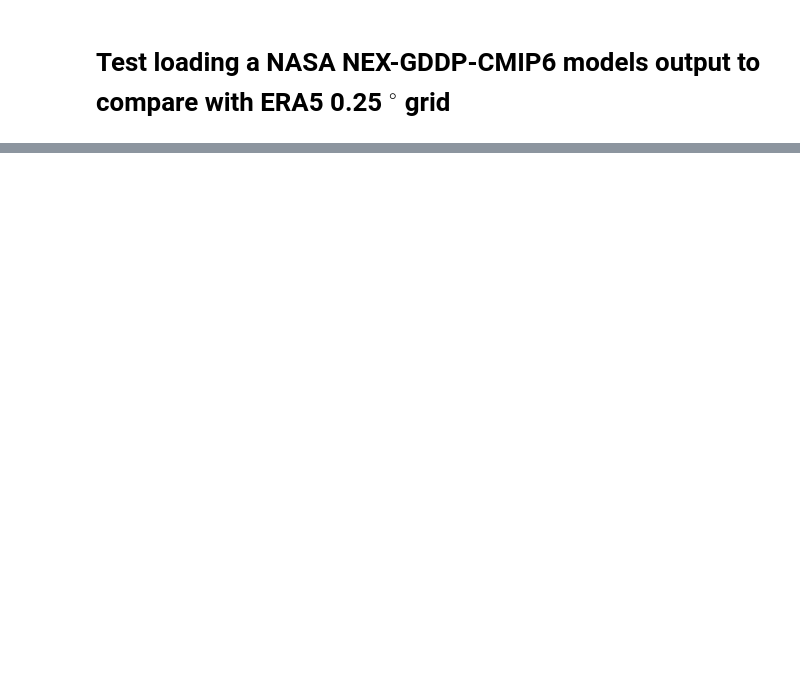
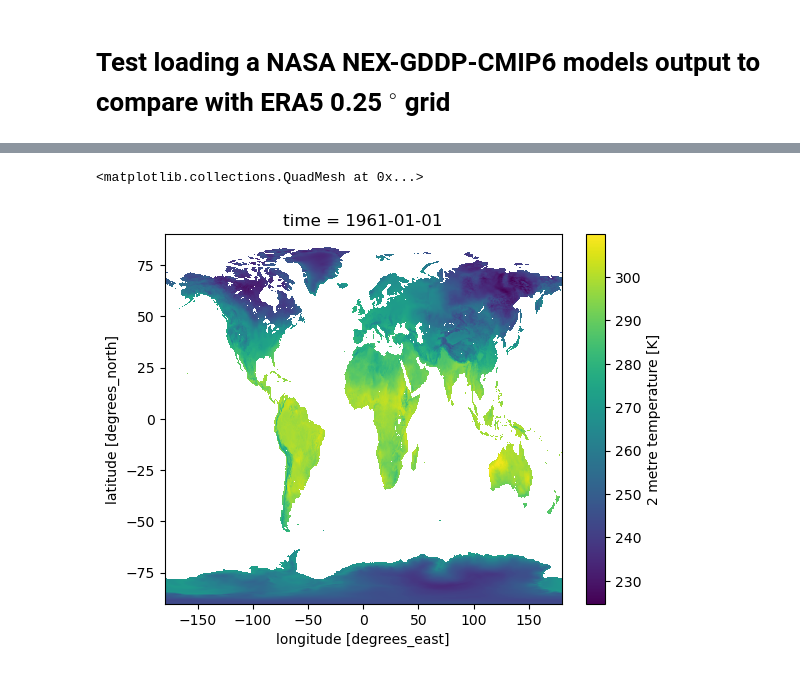
Before and after one commit to tedscott/HeatWaves, a Jupyter notebook: TestNASA_NEX-GDDP-CMIP6.ipynb, the cells around one changed output, grey strips where cells are left out. Cells and saved outputs as stored; diff of their text form; code cells hidden in the pictures; blank space fills up the shorter version.

```diff
--- a/TestNASA_NEX-GDDP-CMIP6.ipynb
+++ b/TestNASA_NEX-GDDP-CMIP6.ipynb
@@ -147,0 +19,9 @@ da98142a-5e4f-4c80-99d1-83ce9d7f6351
+# %%
+filepath2 = "../../../Data/testing/era5_tas_1961.nc"
+ds_era5 = xr.open_mfdataset(filepath2)
+
+filepath_lsm = "../../../Data/ERA5-global/ERA5-2023-09-01-CoordFixed-LSM.nc"
+ds_lsm = xr.open_mfdataset(filepath_lsm)
+
+ds_era5 = ds_era5.merge(ds_lsm)
+ds_era5
@@ -224,0 +203,7 @@ ds.tas.sel(time="1961-01-01").plot()
+# %%
+ds_era5_land = ds_era5.where(ds_era5.lsm > 0.5)
+
+ds_era5_land.tas.sel(time="1961-01-01").plot()
+# %% [output]
+<matplotlib.collections.QuadMesh at 0x...>
+[figure, added]
```
Also changed, not shown: parts of 28 cells of this notebook, 4 other files.
